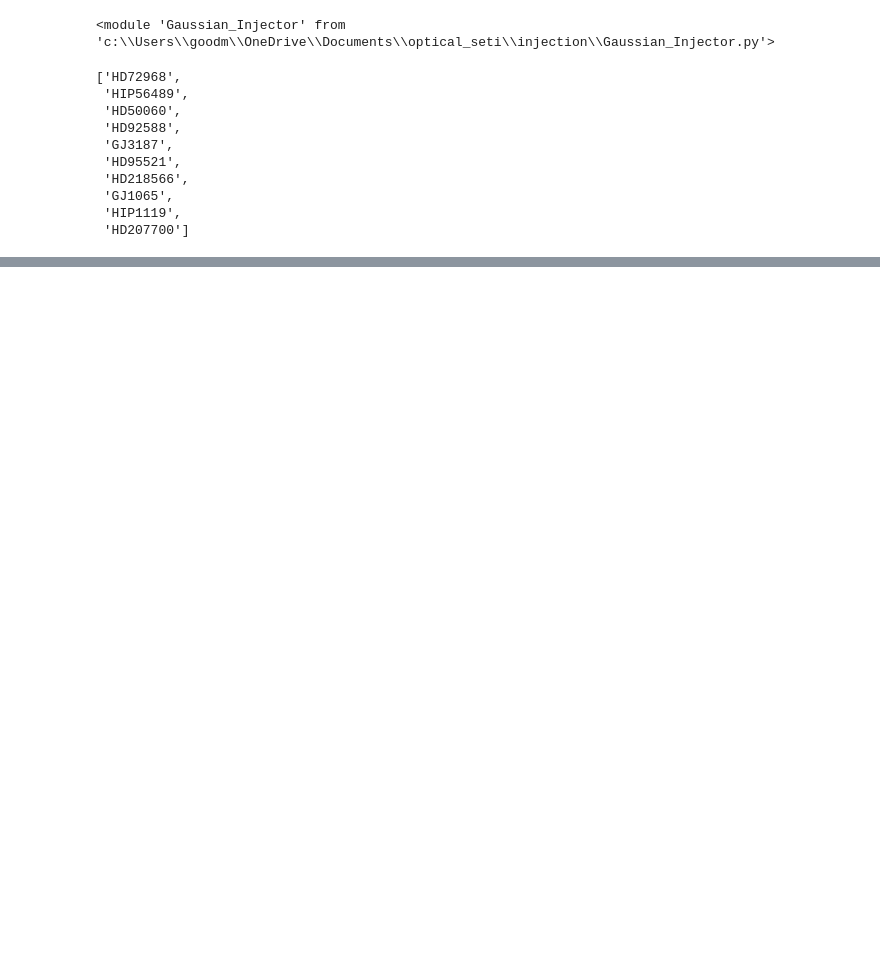
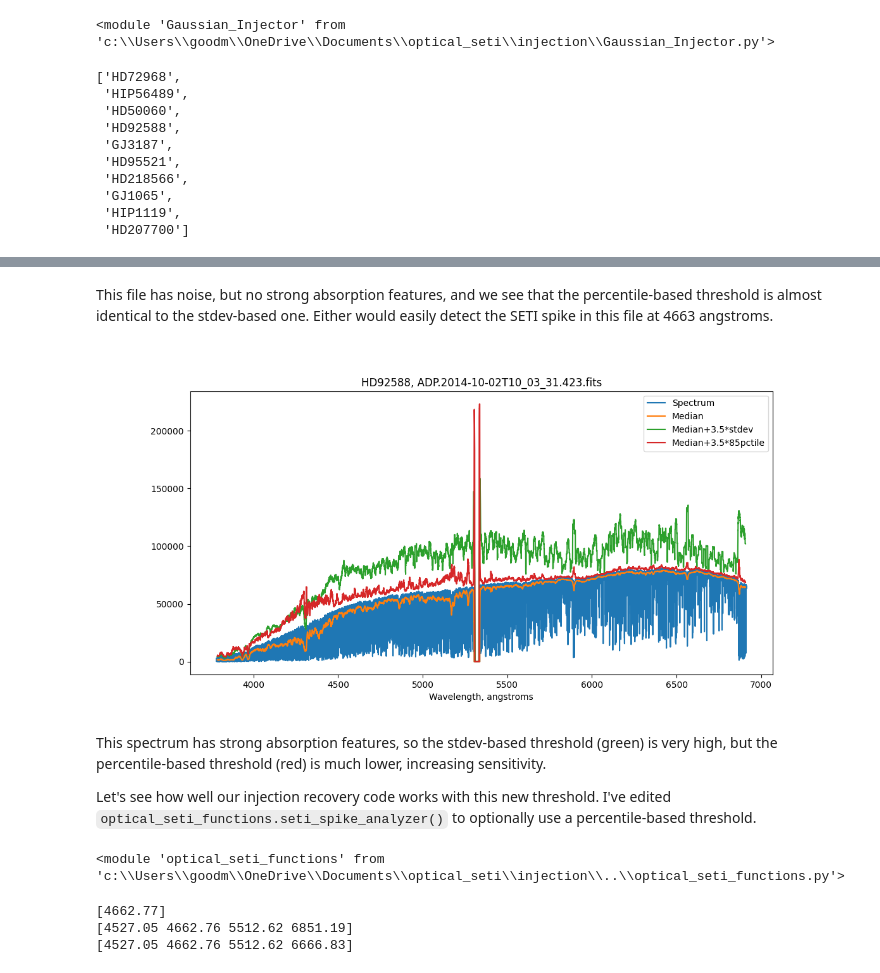
Before and after one commit to goodmanj/optical_seti, a Jupyter notebook: injection/injection-test.ipynb, the cells around one changed output, grey strips where cells are left out. Drawn from its saved outputs; the diff is of its cells as text; code cells hidden in the pictures; blank space fills up the shorter version.

```diff
--- a/injection/injection-test.ipynb
+++ b/injection/injection-test.ipynb
@@ -193,0 +262,48 @@ targets
+# %% [markdown]
+This file has noise, but no strong absorption features, and we see that the percentile-based threshold is almost identical to the stdev-based one.  Either would easily detect the SETI spike in this file at 4663 angstroms.
+# %%
+file = 'ADP.2014-10-02T10_03_31.423.fits'
+file = file.replace(":","_")
+[wave,arr1] = optical_seti_functions.read_harps_file(file)
+running_median = np.median(np.lib.stride_tricks.sliding_window_view(arr1,1001),1)
+running_std = np.std(np.lib.stride_tricks.sliding_window_view(arr1,1001),1)
+running_85p = np.percentile(np.lib.stride_tricks.sliding_window_view(arr1,1001),85,1)
+threshold_std = running_median + 3.5*running_std
+threshold_85p = running_median + 3.5*(running_85p-running_median)
+wave_trunc = wave[500:-500]
+plt.figure(5)
+plt.clf()
+plt.plot(wave,arr1,wave_trunc,running_median,wave_trunc,threshold_std,wave_trunc,threshold_85p)
+plt.xlabel('Wavelength, angstroms')
+plt.title('HD92588, ADP.2014-10-02T10_03_31.423.fits')
+plt.legend(['Spectrum','Median','Median+3.5*stdev','Median+3.5*85pctile'])
+plt.show()
+# %% [output]
+[figure, added]
+# %% [markdown]
+This spectrum has strong absorption features, so the stdev-based threshold (green) is very high, but the percentile-based threshold (red) is much lower, increasing sensitivity.
+
+Let's see how well our injection recovery code works with this new threshold.  I've edited `optical_seti_functions.seti_spike_analyzer()` to optionally use a percentile-based threshold.
+# %%
+importlib.reload(optical_seti_functions)
+# %% [output]
+<module 'optical_seti_functions' from 'c:\\Users\\goodm\\OneDrive\\Documents\\optical_seti\\injection\\..\\optical_seti_functions.py'>
+# %%
+# Test on GJ317
+
+file = 'ADP.2018-04-11T01:01:47.531.fits'
+file = file.replace(":","_")
+[wave,arr1] = optical_seti_functions.read_harps_file(file)
+# Original threshold used in thesis
+hits_start, hits_end,count  = optical_seti_functions.seti_spike_analyzer(arr1, min_count = 4, max_count = 60, threshold_multiplier = 3.5, window_size = 101)
+print(wave[hits_start])
+# Std-based threshold with wider window size
+hits_start, hits_end,count  = optical_seti_functions.seti_spike_analyzer(arr1, min_count = 4, max_count = 60, threshold_multiplier = 3.5, window_size = 1001)
+print(wave[hits_start])
+# percentile-based threshold with wider window size
+hits_start, hits_end,count  = optical_seti_functions.seti_spike_analyzer(arr1, min_count = 4, max_count = 60, threshold_multiplier = 3.5, window_size = 1001,percentile=85)
+print(wave[hits_start])
+# %% [output]
+[4662.77]
+[4527.05 4662.76 5512.62 6851.19]
+[4527.05 4662.76 5512.62 6666.83]
```
Also changed, not shown: parts of 26 cells of this notebook, 2 other files.
